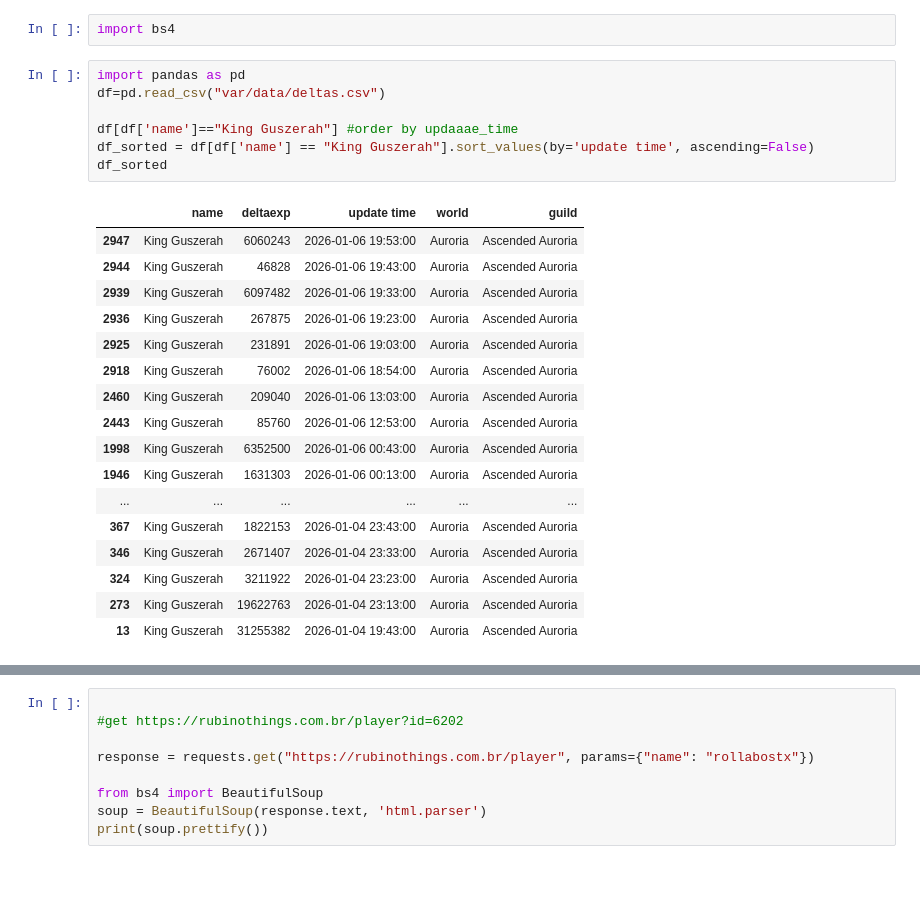
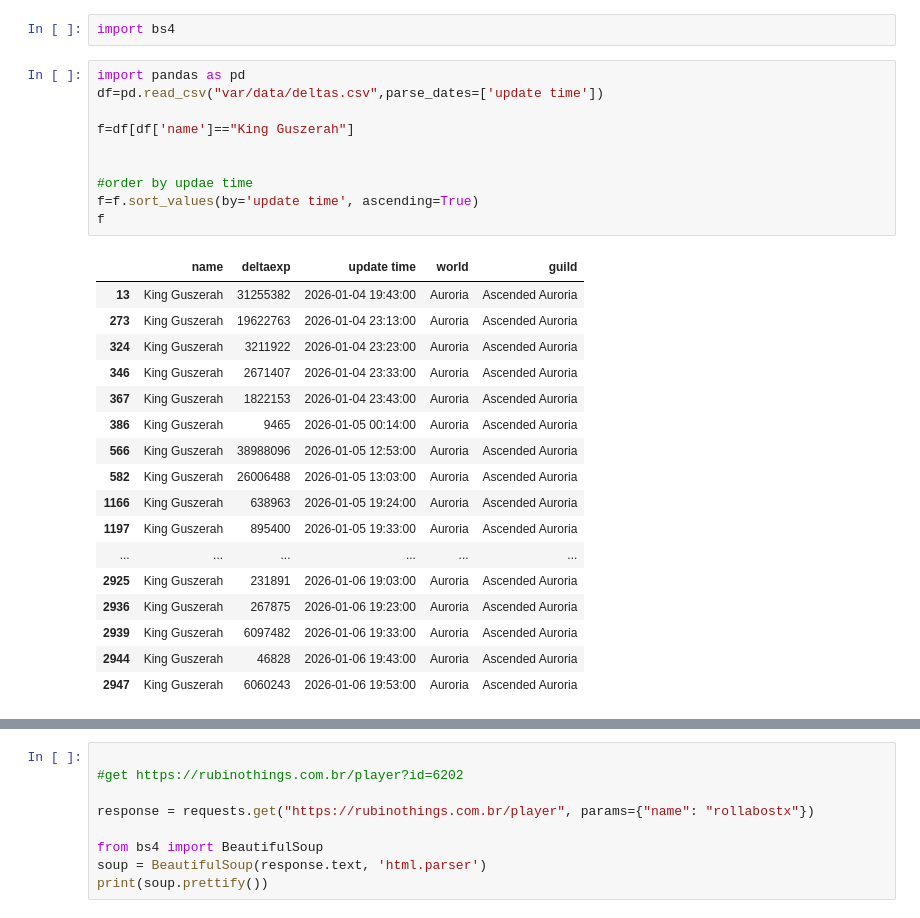
Before and after one commit to HEchternacht/ringts, a Jupyter notebook: tet.ipynb, the cells around one changed output, grey strips where cells are left out. Saved outputs shown, nothing was run; the diff lists cells and outputs as text; blank space fills up the shorter version.

```diff
--- a/tet.ipynb
+++ b/tet.ipynb
@@ -4,26 +4,29 @@ import requests
 import bs4
 # %%
 import pandas as pd
-df=pd.read_csv("var/data/deltas.csv")
+df=pd.read_csv("var/data/deltas.csv",parse_dates=['update time'])
 
-df[df['name']=="King Guszerah"] #order by updaaae_time
-df_sorted = df[df['name'] == "King Guszerah"].sort_values(by='update time', ascending=False)
-df_sorted
+f=df[df['name']=="King Guszerah"]
+
+
+#order by updae time
+f=f.sort_values(by='update time', ascending=True)
+f
 # %% [output]
 |  | name | deltaexp | update time | world | guild |
+| 13 | King Guszerah | 31255382 | 2026-01-04 19:43:00 | Auroria | Ascended Auroria |
+| 273 | King Guszerah | 19622763 | 2026-01-04 23:13:00 | Auroria | Ascended Auroria |
+| 324 | King Guszerah | 3211922 | 2026-01-04 23:23:00 | Auroria | Ascended Auroria |
+| 346 | King Guszerah | 2671407 | 2026-01-04 23:33:00 | Auroria | Ascended Auroria |
+| 367 | King Guszerah | 1822153 | 2026-01-04 23:43:00 | Auroria | Ascended Auroria |
+| 386 | King Guszerah | 9465 | 2026-01-05 00:14:00 | Auroria | Ascended Auroria |
+| 566 | King Guszerah | 38988096 | 2026-01-05 12:53:00 | Auroria | Ascended Auroria |
+| 582 | King Guszerah | 26006488 | 2026-01-05 13:03:00 | Auroria | Ascended Auroria |
+| 1166 | King Guszerah | 638963 | 2026-01-05 19:24:00 | Auroria | Ascended Auroria |
+| 1197 | King Guszerah | 895400 | 2026-01-05 19:33:00 | Auroria | Ascended Auroria |
+| ... | ... | ... | ... | ... | ... |
+| 2925 | King Guszerah | 231891 | 2026-01-06 19:03:00 | Auroria | Ascended Auroria |
+| 2936 | King Guszerah | 267875 | 2026-01-06 19:23:00 | Auroria | Ascended Auroria |
+| 2939 | King Guszerah | 6097482 | 2026-01-06 19:33:00 | Auroria | Ascended Auroria |
+| 2944 | King Guszerah | 46828 | 2026-01-06 19:43:00 | Auroria | Ascended Auroria |
 | 2947 | King Guszerah | 6060243 | 2026-01-06 19:53:00 | Auroria | Ascended Auroria |
-| 2944 | King Guszerah | 46828 | 2026-01-06 19:43:00 | Auroria | Ascended Auroria |
-| 2939 | King Guszerah | 6097482 | 2026-01-06 19:33:00 | Auroria | Ascended Auroria |
-| 2936 | King Guszerah | 267875 | 2026-01-06 19:23:00 | Auroria | Ascended Auroria |
-| 2925 | King Guszerah | 231891 | 2026-01-06 19:03:00 | Auroria | Ascended Auroria |
-| 2918 | King Guszerah | 76002 | 2026-01-06 18:54:00 | Auroria | Ascended Auroria |
-| 2460 | King Guszerah | 209040 | 2026-01-06 13:03:00 | Auroria | Ascended Auroria |
-| 2443 | King Guszerah | 85760 | 2026-01-06 12:53:00 | Auroria | Ascended Auroria |
-| 1998 | King Guszerah | 6352500 | 2026-01-06 00:43:00 | Auroria | Ascended Auroria |
-| 1946 | King Guszerah | 1631303 | 2026-01-06 00:13:00 | Auroria | Ascended Auroria |
-| ... | ... | ... | ... | ... | ... |
-| 367 | King Guszerah | 1822153 | 2026-01-04 23:43:00 | Auroria | Ascended Auroria |
-| 346 | King Guszerah | 2671407 | 2026-01-04 23:33:00 | Auroria | Ascended Auroria |
-| 324 | King Guszerah | 3211922 | 2026-01-04 23:23:00 | Auroria | Ascended Auroria |
-| 273 | King Guszerah | 19622763 | 2026-01-04 23:13:00 | Auroria | Ascended Auroria |
-| 13 | King Guszerah | 31255382 | 2026-01-04 19:43:00 | Auroria | Ascended Auroria |
```
Also changed, not shown: parts of 2 cells of this notebook.
